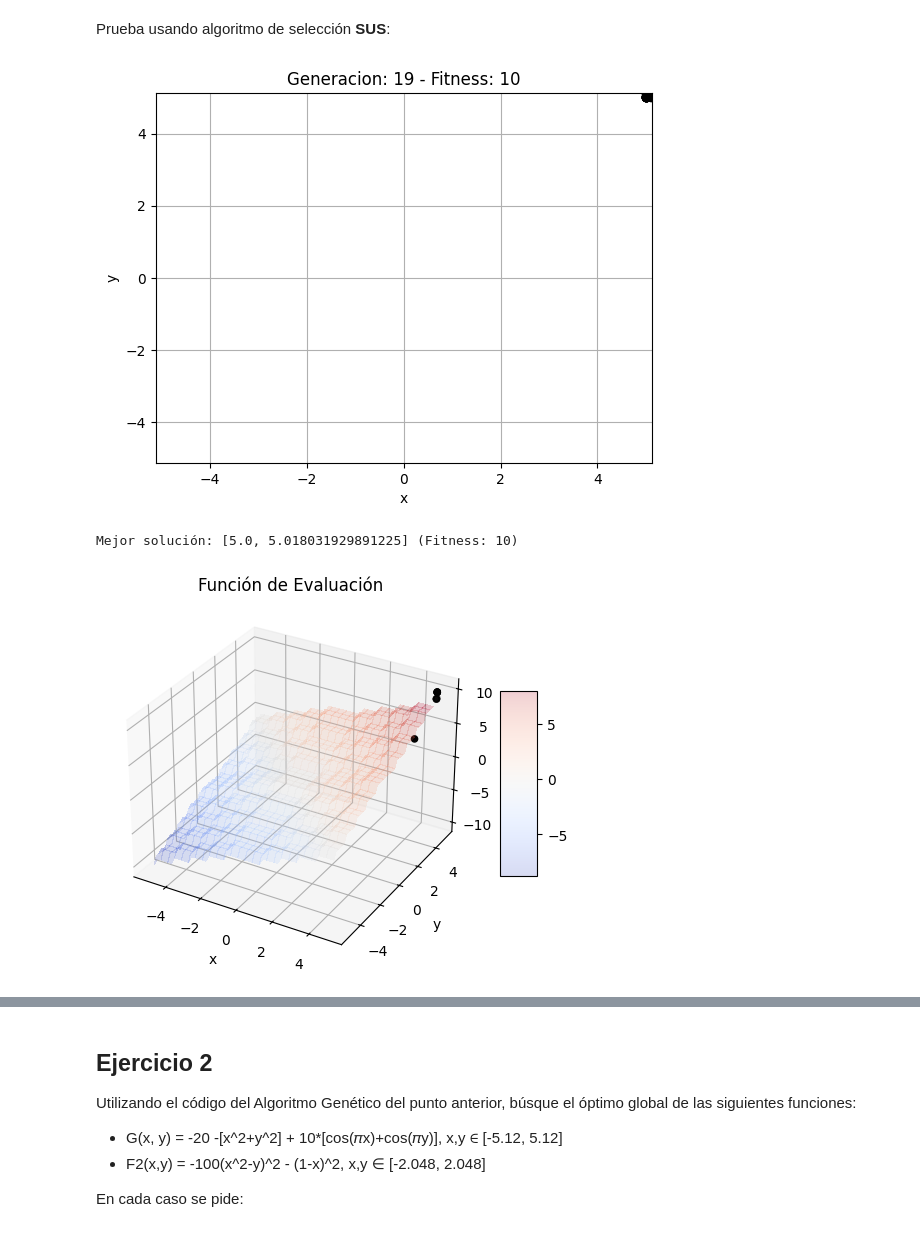
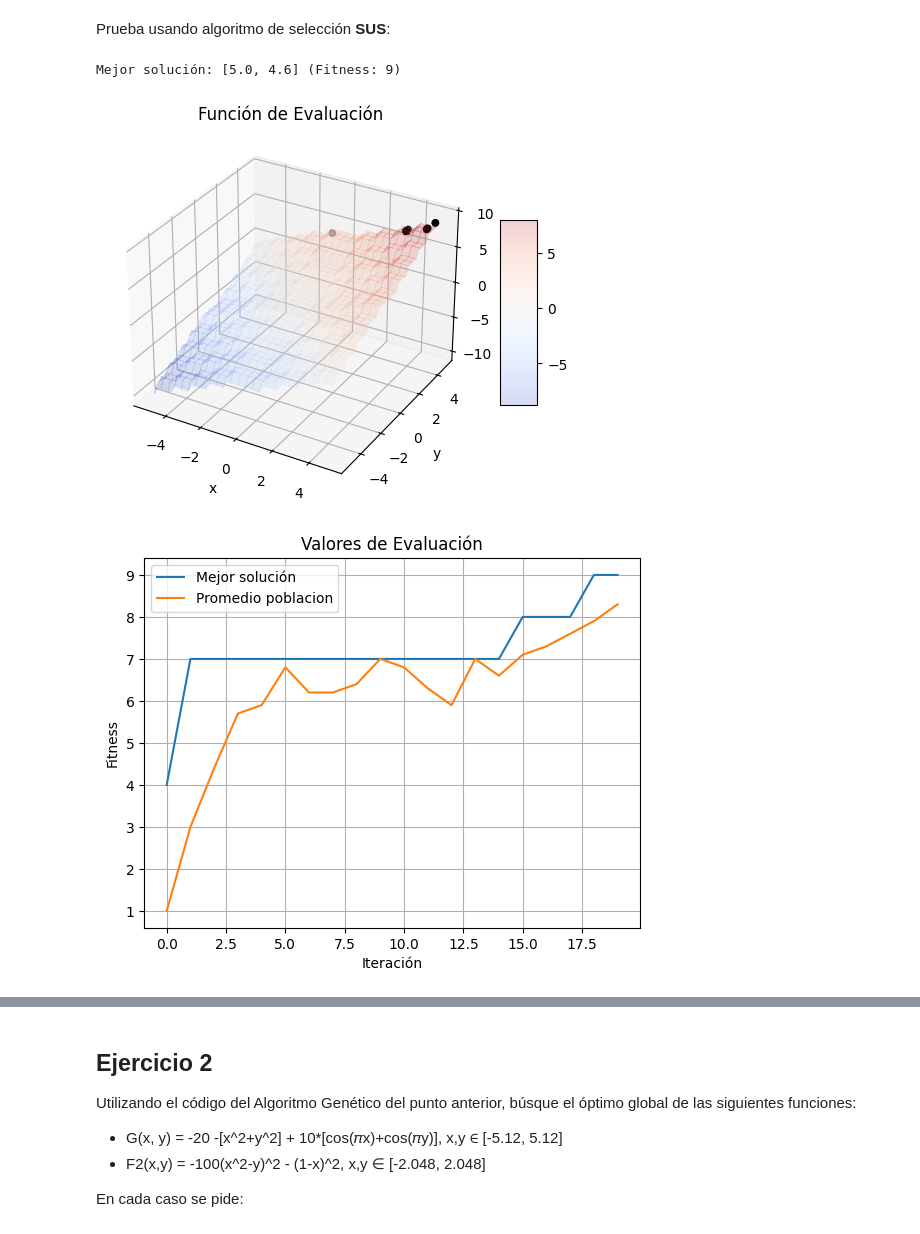
Before and after one commit to FranprzDev/HeuristcsAndML, a Jupyter notebook: TP4-Algoritmo-Genetico-Simple/TP4_Algoritmo_Genetico_Simple_Breslauer_Perez.ipynb, the cells around one changed output, grey strips where cells are left out. Saved outputs shown, nothing was run; the diff lists cells and outputs as text; code cells hidden in the pictures.

```diff
--- a/TP4-Algoritmo-Genetico-Simple/TP4_Algoritmo_Genetico_Simple_Breslauer_Perez.ipynb
+++ b/TP4-Algoritmo-Genetico-Simple/TP4_Algoritmo_Genetico_Simple_Breslauer_Perez.ipynb
@@ -427,32 +427,32 @@ Prueba usando algoritmo de selección **SUS**:
 # %%
 # @title
 Bounds = [[-5.12, 5.12],[-5.12, 5.12]]
 Enteras = [False]*len(Bounds)
 f = funcion_escalon
 cant_individuos = 10
 cant_generac = 20
 cant_elite = 1
 sel = sel_sus
 eps = 0.2
 xover = xov_uniform
 cant_cruzados = round(0.8 * cant_individuos)
 mut = mut_step
 cant_mutados = round(0.1 * cant_individuos)
 
 #usar callback = None para que no grafique en cada iteracion y vaya mas rapido
-callback = callback_graficar
+callback = None
 
 Pop = init_pop(cant_individuos, Bounds)
 sol, solF, Pop, Fit, traceBest, traceAvg, bestSols = \
     geneticoSimple(Pop, cant_generac, Bounds, Enteras, sel, xover, mut, \
         cant_cruzados, cant_mutados, cant_elite, eps, f, callback)
 
 graficarCaminata(f, bestSols,  Bounds, 0.2, alpha=0.2)
 
 print("Mejor solución: {0} (Fitness: {1})".format(sol, solF))
 
 graficarEvolucionFitness(traceBest, traceAvg)
 # %% [output]
+Mejor solución: [5.0, 4.6] (Fitness: 9)
-[figure, old version]
+[figure, new version]
-Mejor solución: [5.0, 5.018031929891225] (Fitness: 10)
-[figure, old version]
+[figure, new version]
```
Also changed, not shown: parts of 14 cells of this notebook.
